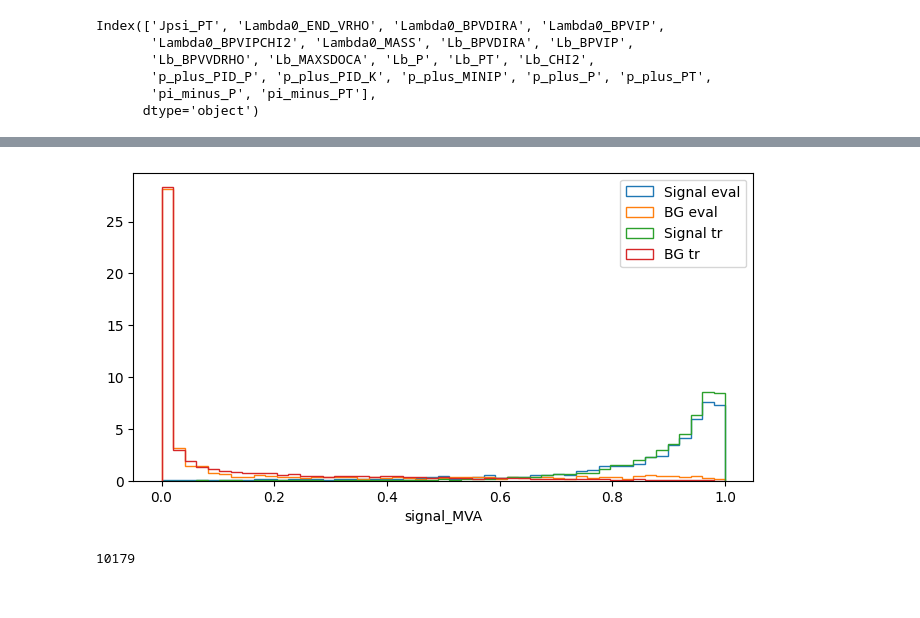
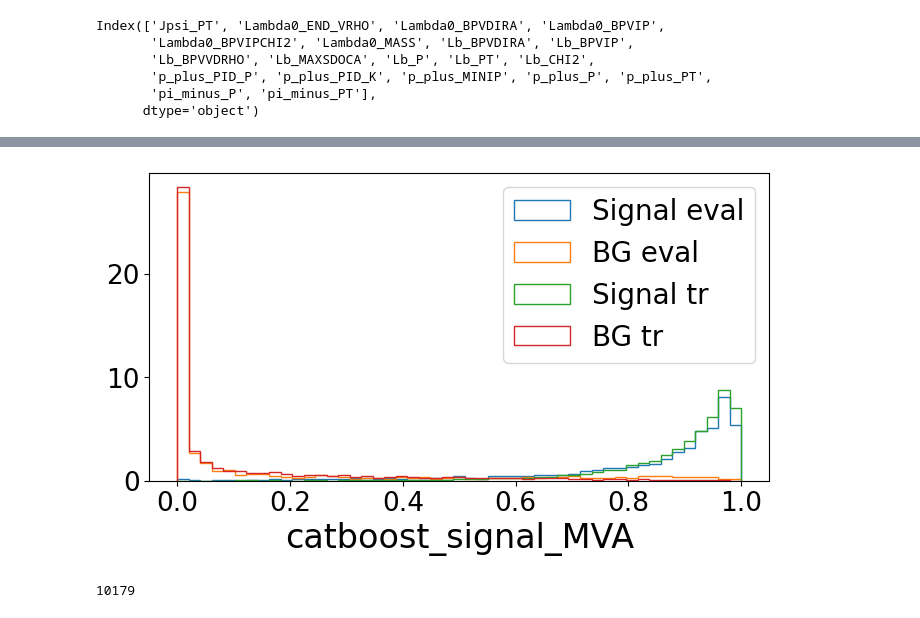
Before and after one commit to javeser/Trabajo-Fin-Master, a Jupyter notebook: catboot_model.ipynb, the cells around one changed output, grey strips where cells are left out. Saved outputs shown, nothing was run; the diff lists cells and outputs as text; code cells hidden in the pictures.

```diff
--- a/catboot_model.ipynb
+++ b/catboot_model.ipynb
@@ -182,9 +184,11 @@ print(model.get_all_params())
 {'nan_mode': 'Min', 'eval_metric': 'Logloss', 'iterations': 5000, 'sampling_frequency': 'PerTree', 'leaf_estimation_method': 'Newton', 'od_pval': 0, 'grow_policy': 'SymmetricTree', 'penalties_coeffici ...
 # %%
 sorted_feature_importance = model.feature_importances_.argsort()
-plt.rcParams["figure.figsize"] = (8,4)
+plt.rcParams["figure.figsize"] = (7,6)
 plt.barh(X_eval.columns[sorted_feature_importance],
         model.feature_importances_[sorted_feature_importance],
         color='turquoise')
-plt.xlabel("CatBoost Feature Importance")
+plt.xlabel("CatBoost Feature Importance", fontsize=18)  # Ajusta el tamaño de fuente de las etiquetas en el eje y
+plt.xticks(fontsize=12)  # Ajusta el tamaño de fuente de las marcas en el eje x
+plt.yticks(fontsize=13)  # Ajusta el tamaño de fuente de las etiquetas en el eje y
 # %% [output]
@@ -201,24 +221,27 @@ X_tr_copy['signal_MVA'] = signal_MVA_probs
 # %%
 fig, ax = plt.subplots()
 
 density = True
 
 variable = 'signal_MVA'
 
 bins = np.linspace(0,1,50)
 
 n_sig,bins_sig, _ = ax.hist(X_eval_copy.query(f'SIGNAL')[variable], bins=bins, linewidth=1 ,label="Signal eval",histtype='step',density=density)
 n_bg,bins_bg, _ = ax.hist(X_eval_copy.query(f'not SIGNAL')[variable], bins=bins, linewidth=1 ,label="BG eval",histtype='step',density=density)
 
 ax.hist(X_tr_copy.query(f'SIGNAL')[variable], bins=bins, linewidth=1 ,label="Signal tr",histtype='step',density=density)
 ax.hist(X_tr_copy.query(f'not SIGNAL')[variable], bins=bins, linewidth=1 ,label="BG tr",histtype='step',density=density)
 
-ax.legend()
+ax.legend(fontsize=20)  # Ajusta el tamaño de fuente de la leyenda
+ax.set_xlabel("catboost_signal_MVA", fontsize=24)  # Ajusta el tamaño de fuente del eje x
 
-plt.xlabel(variable)
+# Ajusta el tamaño de fuente de las marcas en los ejes x e y
+ax.tick_params(axis='both', which='major', labelsize=19)
+
 plt.show()
 # %% [output]
-[figure, old version]
+[figure, new version]
 # %%
 len(signal_data)
 # %% [output]
```
Also changed, not shown: parts of 22 cells of this notebook.
